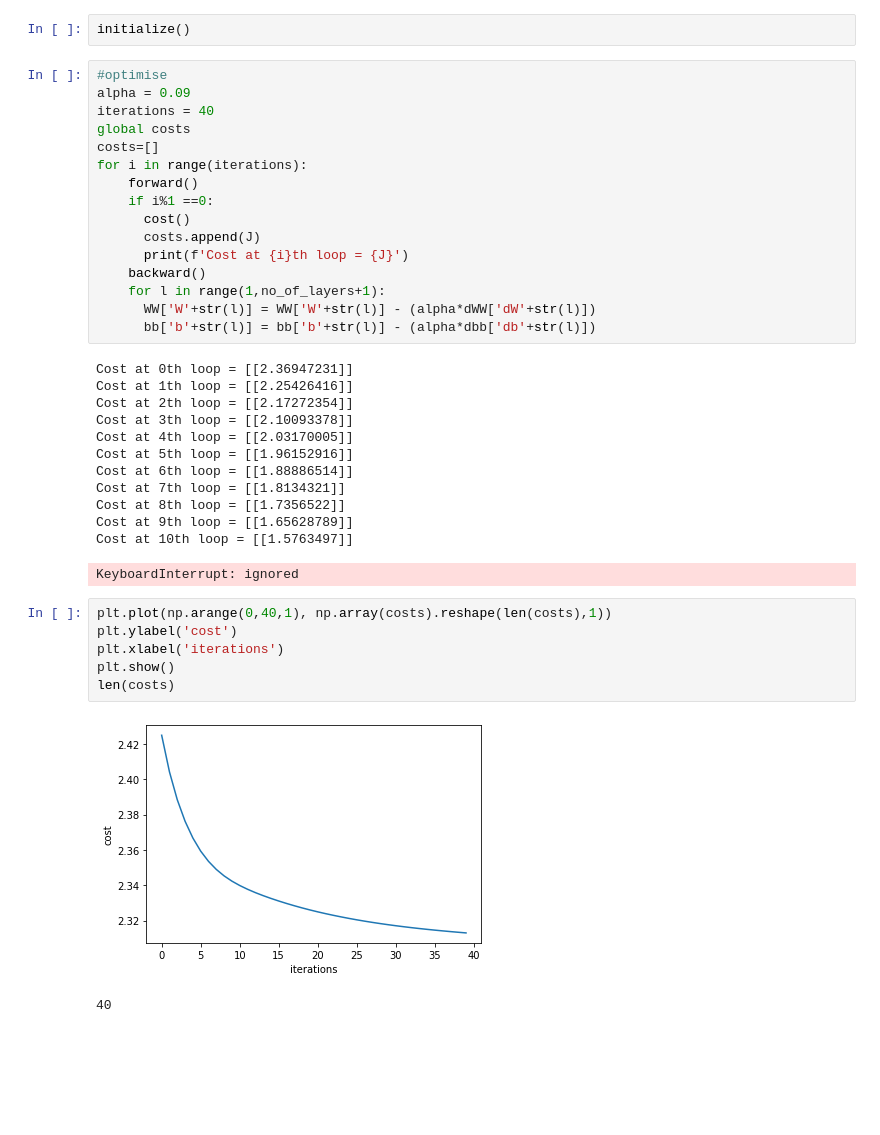
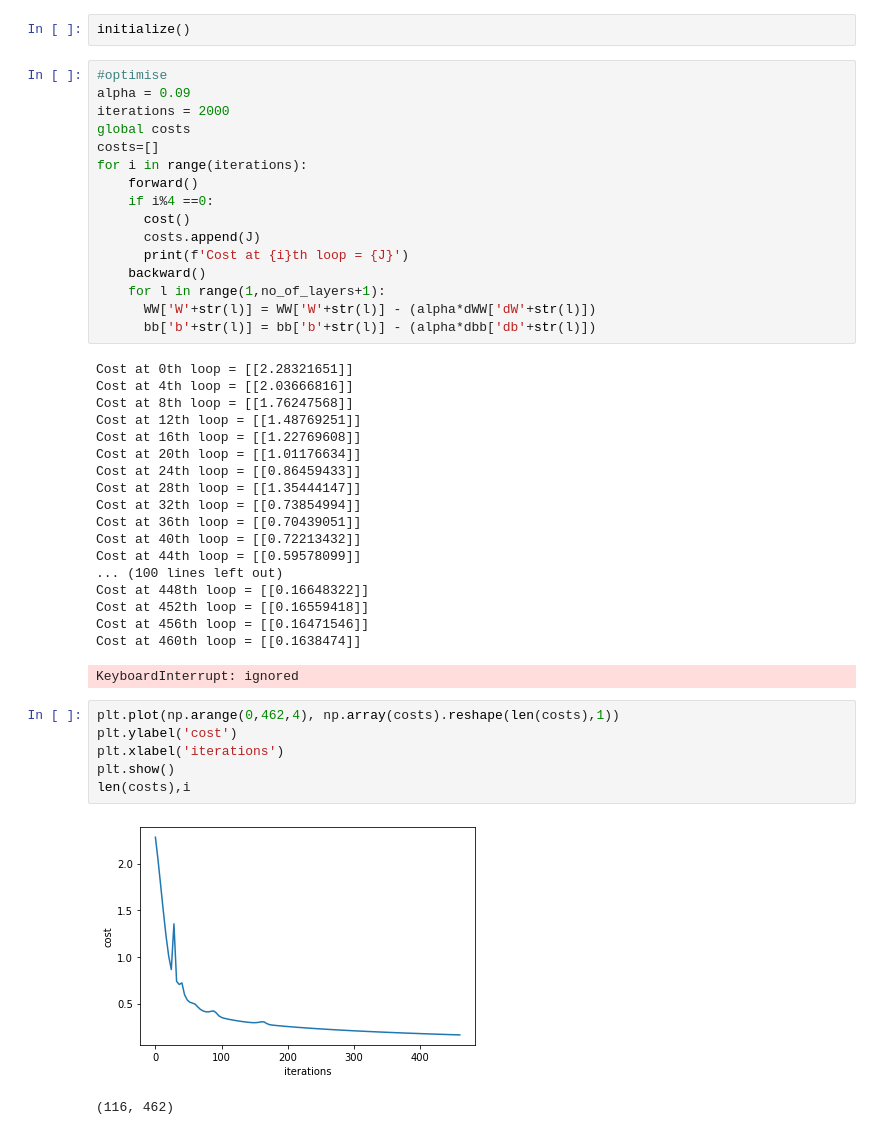
Before and after one commit to ABD-01/MNIST, a Jupyter notebook: MNIST_Using_Multi_Layer.ipynb, the cells around one changed output. Drawn from its saved outputs; the diff is of its cells as text; blank space fills up the shorter version.

```diff
--- a/MNIST_Using_Multi_Layer.ipynb
+++ b/MNIST_Using_Multi_Layer.ipynb
@@ -191,12 +191,12 @@ initialize()
 # %%
 #optimise
 alpha = 0.09
-iterations = 40
+iterations = 2000
 global costs
 costs=[]
 for i in range(iterations):
     forward()
-    if i%1 ==0:
+    if i%4 ==0:
       cost()
       costs.append(J)
       print(f'Cost at {i}th loop = {J}')
@@ -205,25 +205,31 @@ for i in range(iterations):
       WW['W'+str(l)] = WW['W'+str(l)] - (alpha*dWW['dW'+str(l)])
       bb['b'+str(l)] = bb['b'+str(l)] - (alpha*dbb['db'+str(l)])
 # %% [output]
-Cost at 0th loop = [[2.36947231]]
-Cost at 1th loop = [[2.25426416]]
-Cost at 2th loop = [[2.17272354]]
-Cost at 3th loop = [[2.10093378]]
-Cost at 4th loop = [[2.03170005]]
-Cost at 5th loop = [[1.96152916]]
-Cost at 6th loop = [[1.88886514]]
-Cost at 7th loop = [[1.8134321]]
-Cost at 8th loop = [[1.7356522]]
-Cost at 9th loop = [[1.65628789]]
-Cost at 10th loop = [[1.5763497]]
+Cost at 0th loop = [[2.28321651]]
+Cost at 4th loop = [[2.03666816]]
+Cost at 8th loop = [[1.76247568]]
+Cost at 12th loop = [[1.48769251]]
+Cost at 16th loop = [[1.22769608]]
+Cost at 20th loop = [[1.01176634]]
+Cost at 24th loop = [[0.86459433]]
+Cost at 28th loop = [[1.35444147]]
+Cost at 32th loop = [[0.73854994]]
+Cost at 36th loop = [[0.70439051]]
+Cost at 40th loop = [[0.72213432]]
+Cost at 44th loop = [[0.59578099]]
+... (100 lines left out)
+Cost at 448th loop = [[0.16648322]]
+Cost at 452th loop = [[0.16559418]]
+Cost at 456th loop = [[0.16471546]]
+Cost at 460th loop = [[0.1638474]]
 KeyboardInterrupt: ignored
 # %%
-plt.plot(np.arange(0,40,1), np.array(costs).reshape(len(costs),1))
+plt.plot(np.arange(0,462,4), np.array(costs).reshape(len(costs),1))
 plt.ylabel('cost')
 plt.xlabel('iterations')
 plt.show()
-len(costs)
+len(costs),i
 # %% [output]
-[figure, old version]
+[figure, new version]
-40
+(116, 462)
 # %%
```
Also changed, not shown: parts of 6 cells of this notebook.
